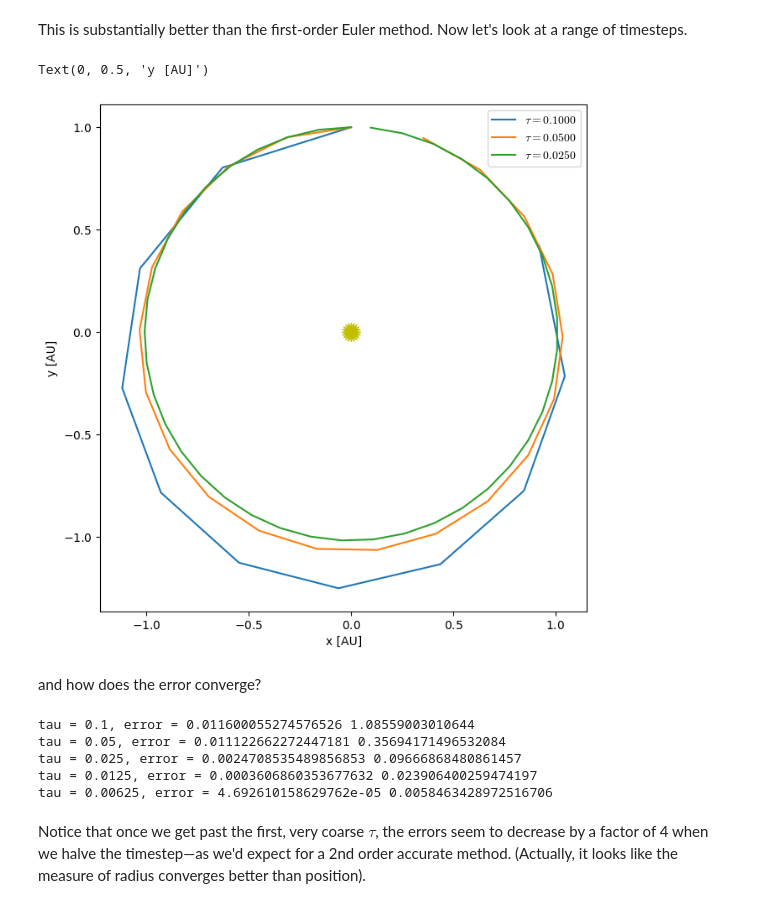
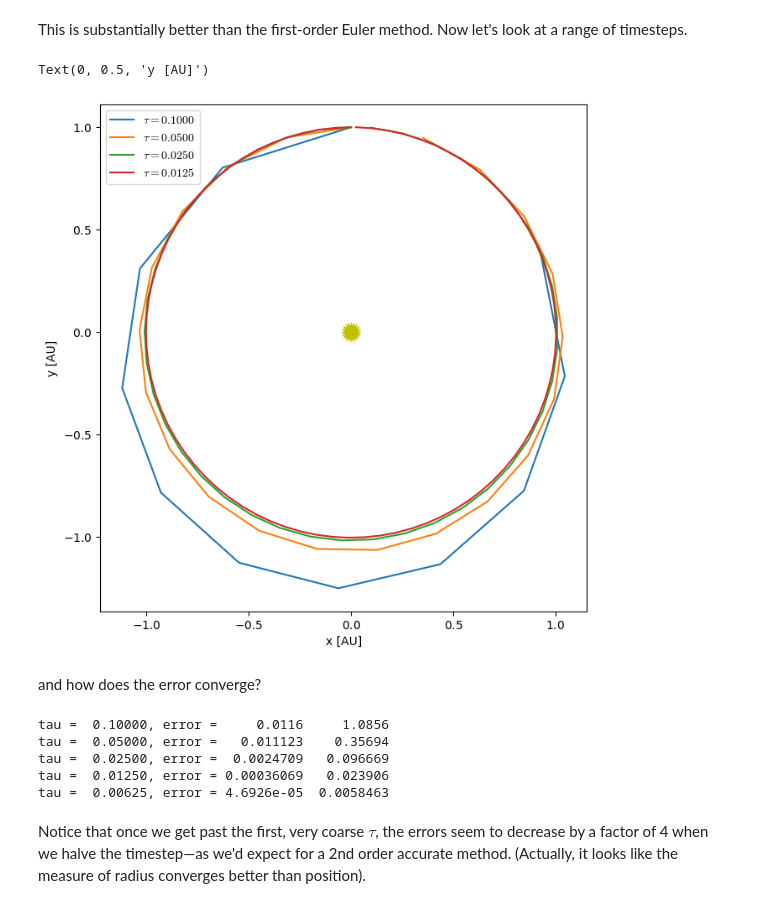
Before and after one commit to zingale/comp_astro_tutorial, a Jupyter notebook: content/04-ODEs/04-ODEs-partII.ipynb, the cells around one changed output. Drawn from its saved outputs; the diff is of its cells as text; code cells hidden in the pictures.

```diff
--- a/content/04-ODEs/04-ODEs-partII.ipynb
+++ b/content/04-ODEs/04-ODEs-partII.ipynb
@@ -176,36 +177,36 @@ This is substantially better than the first-order Euler method.  Now let's look
 # %%
 fig = plt.figure()
 ax = fig.add_subplot(111)
 
 # draw the Sun
 ax.scatter([0], [0], marker=(20,1), color="y", s=250)
 
-taus = [0.1, 0.05, 0.025]
+taus = [0.1, 0.05, 0.025, 0.0125]
 
 for tau in taus:
     orbit = euler_rk2(Y0, tau, 1)
 
     ax.plot(orbit.x, orbit.y, label=rf"$\tau = {tau:6.4f}$")
 
 ax.set_aspect("equal")
 ax.legend()
 ax.set_xlabel("x [AU]")
 ax.set_ylabel("y [AU]")
 # %% [output]
 Text(0, 0.5, 'y [AU]')
-[figure, old version]
+[figure, new version]
 # %% [markdown]
 and how does the error converge?
 # %%
 for tau in [0.1, 0.05, 0.025, 0.0125, 0.00625]:
     o = euler_rk2(Y0, tau, 1)
-    print(f"tau = {tau}, error = {o.error_radius()} {o.error_position()}")
+    print(f"tau = {tau:8.5f}, error = {o.error_radius():10.5g} {o.error_position():10.5g}")
 # %% [output]
-tau = 0.1, error = 0.011600055274576526 1.08559003010644
-tau = 0.05, error = 0.011122662272447181 0.35694171496532084
-tau = 0.025, error = 0.0024708535489856853 0.09666868480861457
-tau = 0.0125, error = 0.0003606860353677632 0.023906400259474197
-tau = 0.00625, error = 4.692610158629762e-05 0.0058463428972516706
+tau =  0.10000, error =     0.0116     1.0856
+tau =  0.05000, error =   0.011123    0.35694
+tau =  0.02500, error =  0.0024709   0.096669
+tau =  0.01250, error = 0.00036069   0.023906
+tau =  0.00625, error = 4.6926e-05  0.0058463
 # %% [markdown]
 Notice that once we get past the first, very coarse $\tau$, the errors seem to decrease by a factor of 4 when we halve the timestep&mdash;as we'd expect for a 2nd order accurate method. (Actually, it looks like the measure of radius converges better than position).
 # %% [markdown]
```
Also changed, not shown: parts of 12 cells of this notebook, 2 other files.
